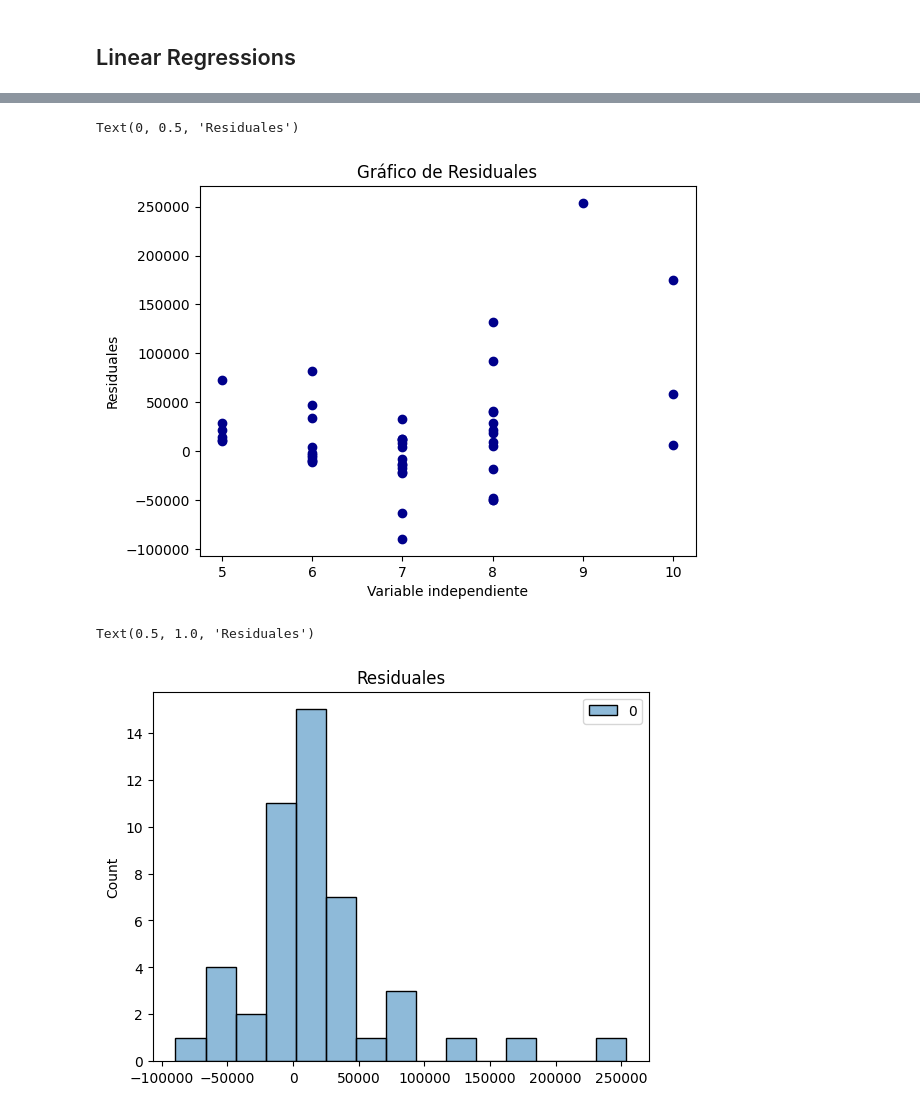
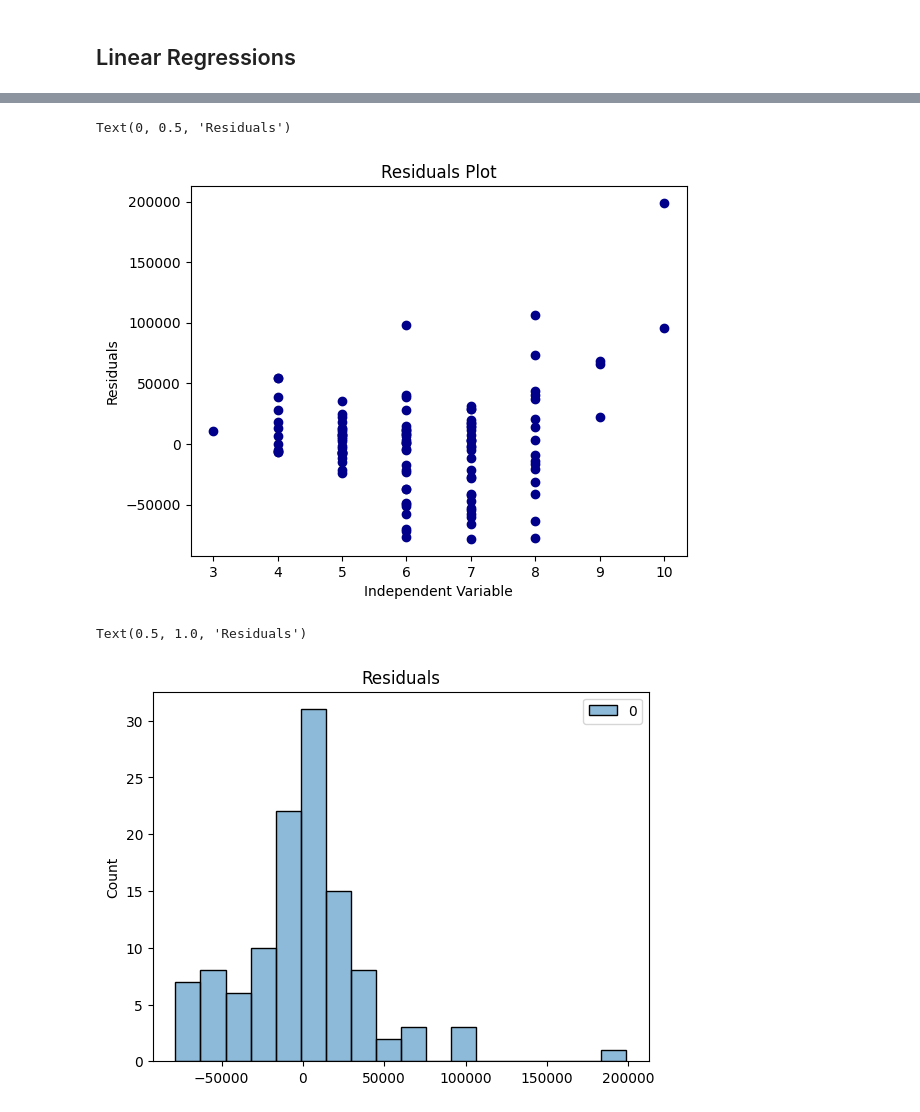
Before and after one commit to MelissaPerez09/HT03-DataMining, a Jupyter notebook: linearReg_Model.ipynb, the cells around one changed output, grey strips where cells are left out. Saved outputs shown, nothing was run; the diff lists cells and outputs as text; code cells hidden in the pictures.

Commit message:
feat: Validation Models

```diff
--- a/linearReg_Model.ipynb
+++ b/linearReg_Model.ipynb
@@ -548,3 +373,7 @@ X_train_cp = X_train.copy()
 X_train_cp['HouseAge'] = X_train_cp['YrSold'] - X_train_cp['YearBuilt']
 X_train_cp['TotalFullBathrooms'] = X_train_cp['FullBath'] + X_train_cp['BsmtFullBath']
 X_train_cp['TotalHalfBathrooms'] = X_train_cp['BsmtHalfBath'] + X_train_cp['HalfBath']
+
+X_valid_cp['HouseAge'] = X_valid_cp['YrSold'] - X_valid_cp['YearBuilt']
+X_valid_cp['TotalFullBathrooms'] = X_valid_cp['FullBath'] + X_valid_cp['BsmtFullBath']
+X_valid_cp['TotalHalfBathrooms'] = X_valid_cp['BsmtHalfBath'] + X_valid_cp['HalfBath']
@@ -596,14 +396,0 @@ X_train_cp
-# %%
-salePrice = y_train.values.reshape(-1,1)
-salePrice_v = y_valid.values.reshape(-1,1)
-overallQual = X_train_cp['OverallQual'].values.reshape(-1,1)
-overallQual_v = X_valid['OverallQual'].values.reshape(-1,1)
-
-lm = LinearRegression()
-lm.fit(overallQual, salePrice)
-salePrice_pred = lm.predict(overallQual_v)
-# %%
-m = lm.coef_[0][0]
-c = lm.intercept_[0]
-label = r'$salePrice = %0.4f*overallQual %+0.4f$'%(m,c)
-print(label)
@@ -635,14 +476,16 @@ len(residuals)
 # %%
-plt.plot(overallQual_v, residuals, 'o', color='darkblue')
-plt.title("Gráfico de Residuales")
-plt.xlabel("Variable independiente")
-plt.ylabel("Residuales")
+residuals = salePrice_v - salePrice_p
+
+plt.plot(colValidation, residuals, 'o', color='darkblue')
+plt.title("Residuals Plot")
+plt.xlabel("Independent Variable")
+plt.ylabel("Residuals")
 # %% [output]
-Text(0, 0.5, 'Residuales')
+Text(0, 0.5, 'Residuals')
-[figure, old version]
+[figure, new version]
 # %%
-sns.histplot(residuals)
-plt.title("Residuales")
+sns.histplot(residuals);
+plt.title("Residuals")
 # %% [output]
-Text(0.5, 1.0, 'Residuales')
+Text(0.5, 1.0, 'Residuals')
-[figure, old version]
+[figure, new version]
```
Also changed, not shown: parts of 90 cells of this notebook.
